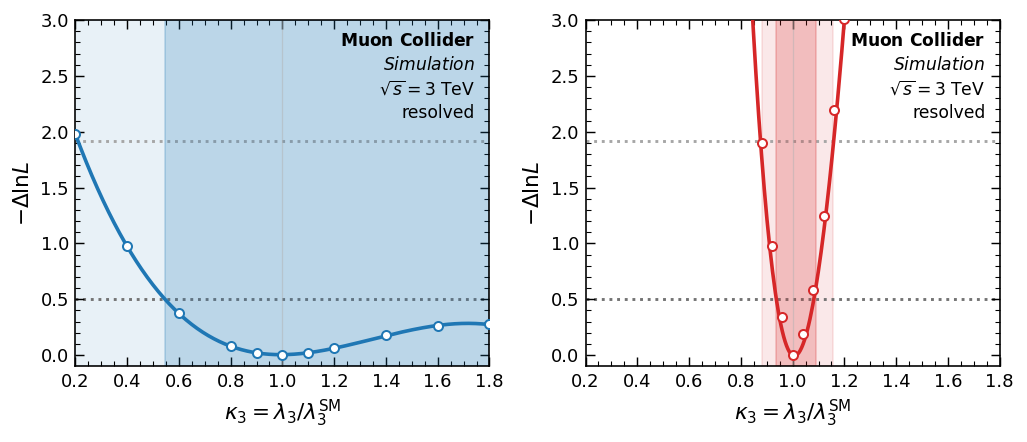
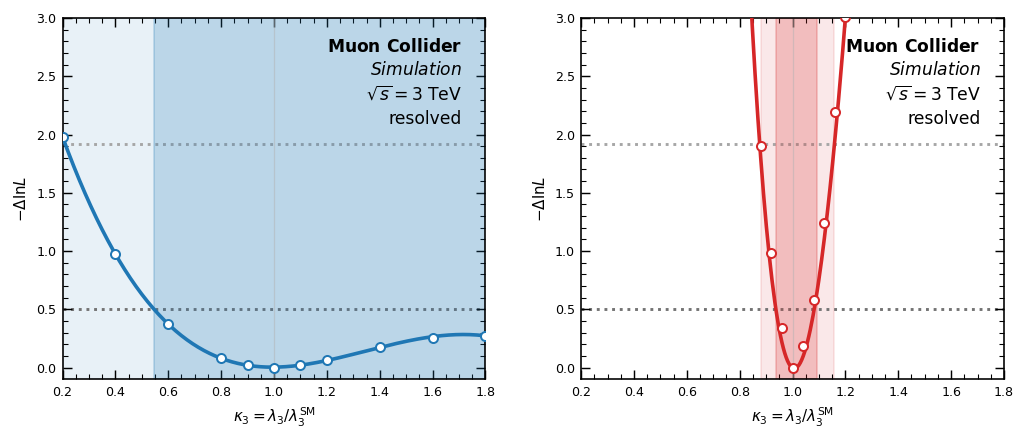
The notebook cell's code change between the first figure and the second:
--- before
+++ after
@@ -91,9 +91,9 @@
 
 # 調整子圖之間的間距
-plt.tight_layout()
+plt.tight_layout(w_pad=2.0)
 
-OUTPDF = "/data/mucollider/two_boosted/generated_fig/fig_result_boosted_hypo_k3.pdf"
-fig.savefig(OUTPDF, bbox_inches='tight')
-print(f'saved {OUTPDF}')
+# OUTPDF = "/data/mucollider/two_boosted/generated_fig/fig_result_boosted_hypo_k3.pdf"
+# fig.savefig(OUTPDF, bbox_inches='tight')
+# print(f'saved {OUTPDF}')
 
 plt.show()

Commit: fix the plot to fit the format